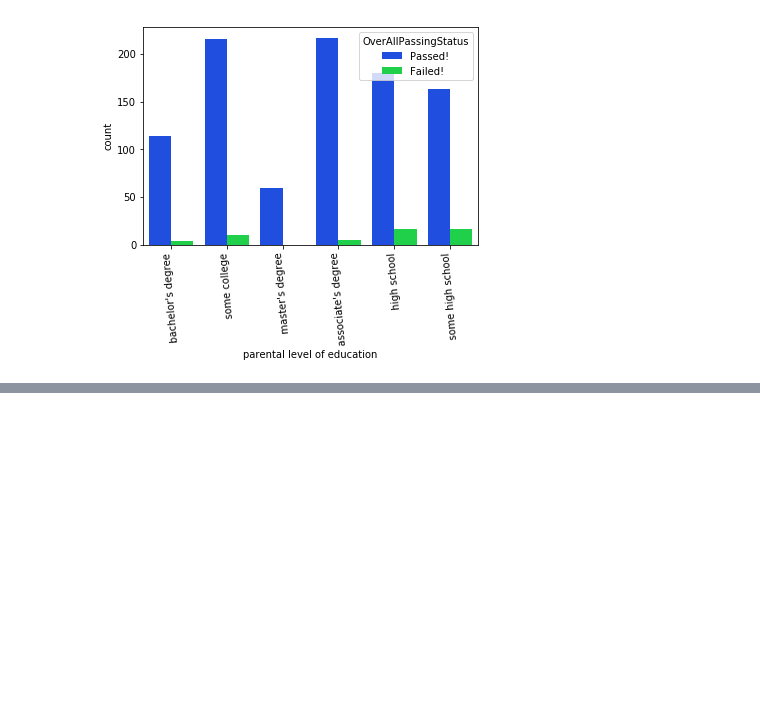
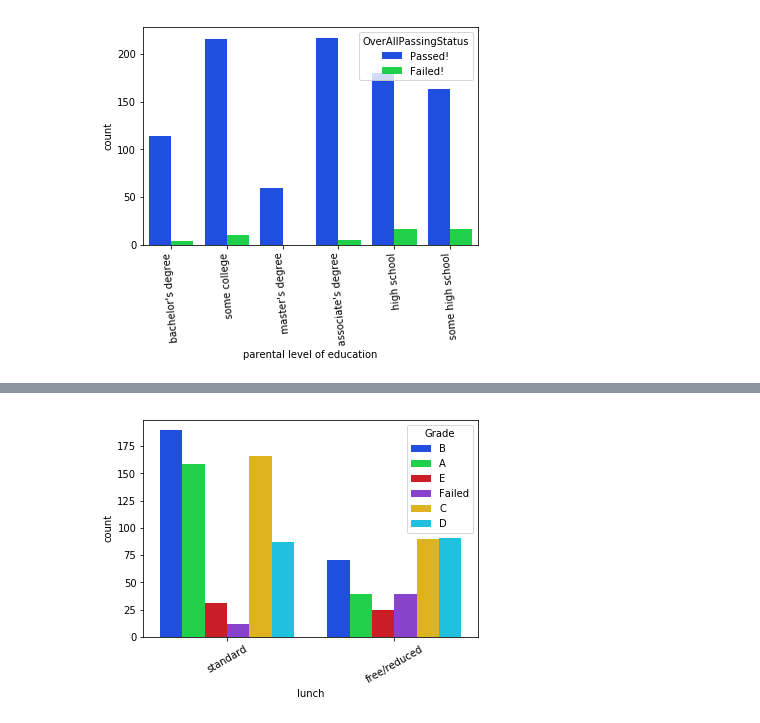
Before and after one commit to mishra-atul5001/Data-Science-and-ML-insights-Projects, a Jupyter notebook: Exam Marks Analysis/Student Exams Analysis.ipynb, the cells around one changed output, grey strips where cells are left out. Drawn from its saved outputs; the diff is of its cells as text; code cells hidden in the pictures; blank space fills up the shorter version.

```diff
--- a/Exam Marks Analysis/Student Exams Analysis.ipynb
+++ b/Exam Marks Analysis/Student Exams Analysis.ipynb
@@ -173,0 +223,6 @@ _ = plt.setp(p.get_xticklabels(),rotation = 95)
+# %%
+#Lunch Variation
+p = sns.countplot(x='lunch', data=df,hue='Grade',palette = 'bright')
+_ = plt.setp(p.get_xticklabels(),rotation = 30)
+# %% [output]
+[figure, added]
```
Also changed, not shown: parts of 8 cells of this notebook, 1 other file.
